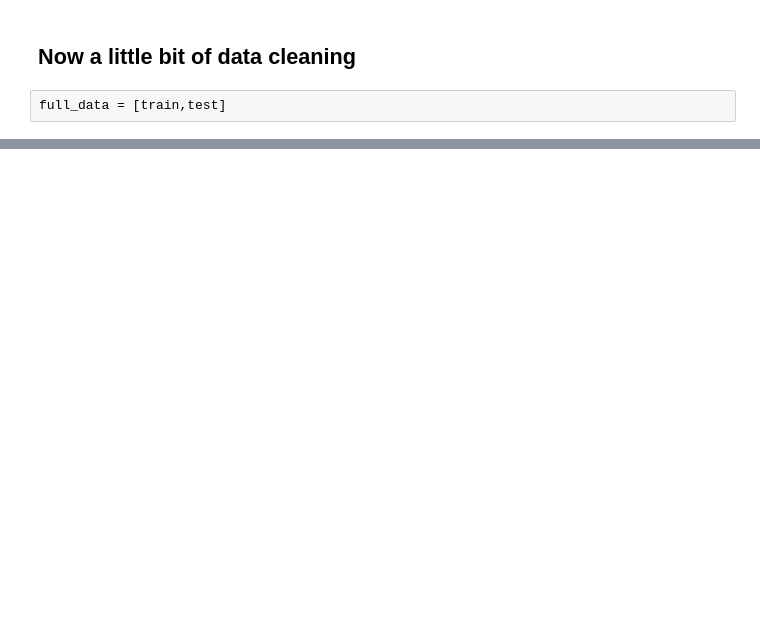
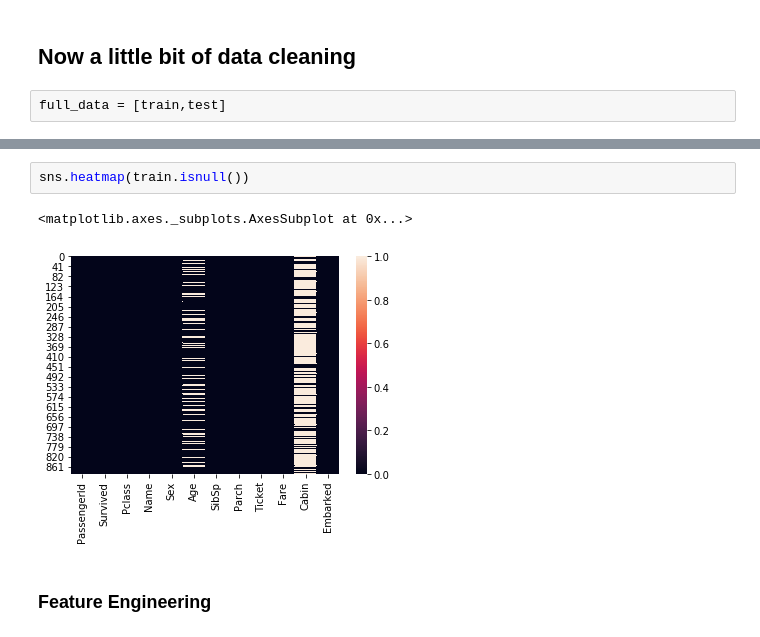
Before and after one commit to shenoyrahul444/Ensemble-Learning-in-Python, a Jupyter notebook: ensemble_main.ipynb, the cells around one changed output, grey strips where cells are left out. Drawn from its saved outputs; the diff is of its cells as text; blank space fills up the shorter version.

```diff
--- a/ensemble_main.ipynb
+++ b/ensemble_main.ipynb
@@ -48,0 +88,7 @@ full_data = [train,test]
+# %%
+sns.heatmap(train.isnull())
+# %% [output]
+<matplotlib.axes._subplots.AxesSubplot at 0x...>
+[figure, added]
+# %% [markdown]
+### Feature Engineering
```
Also changed, not shown: parts of 10 cells of this notebook.
